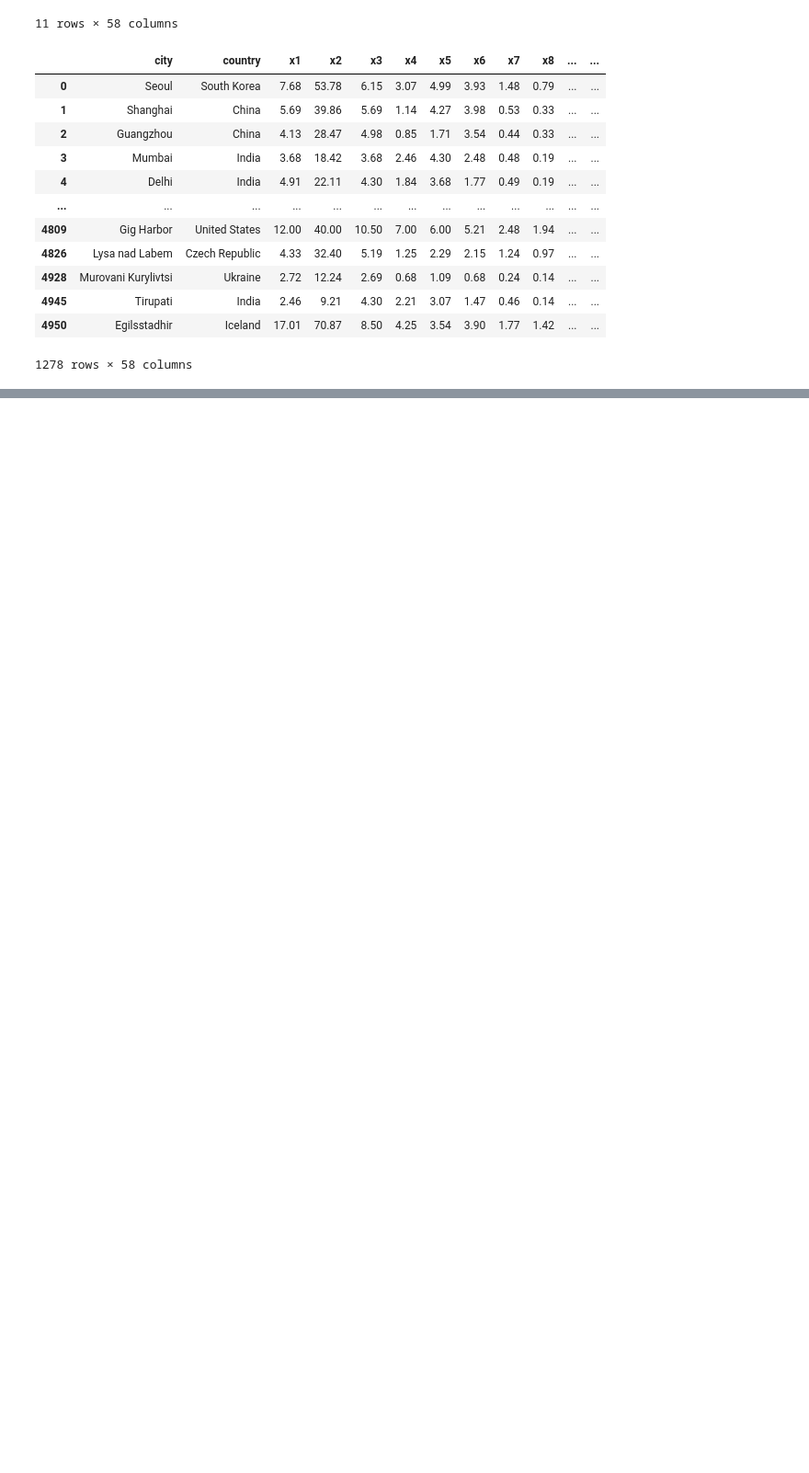
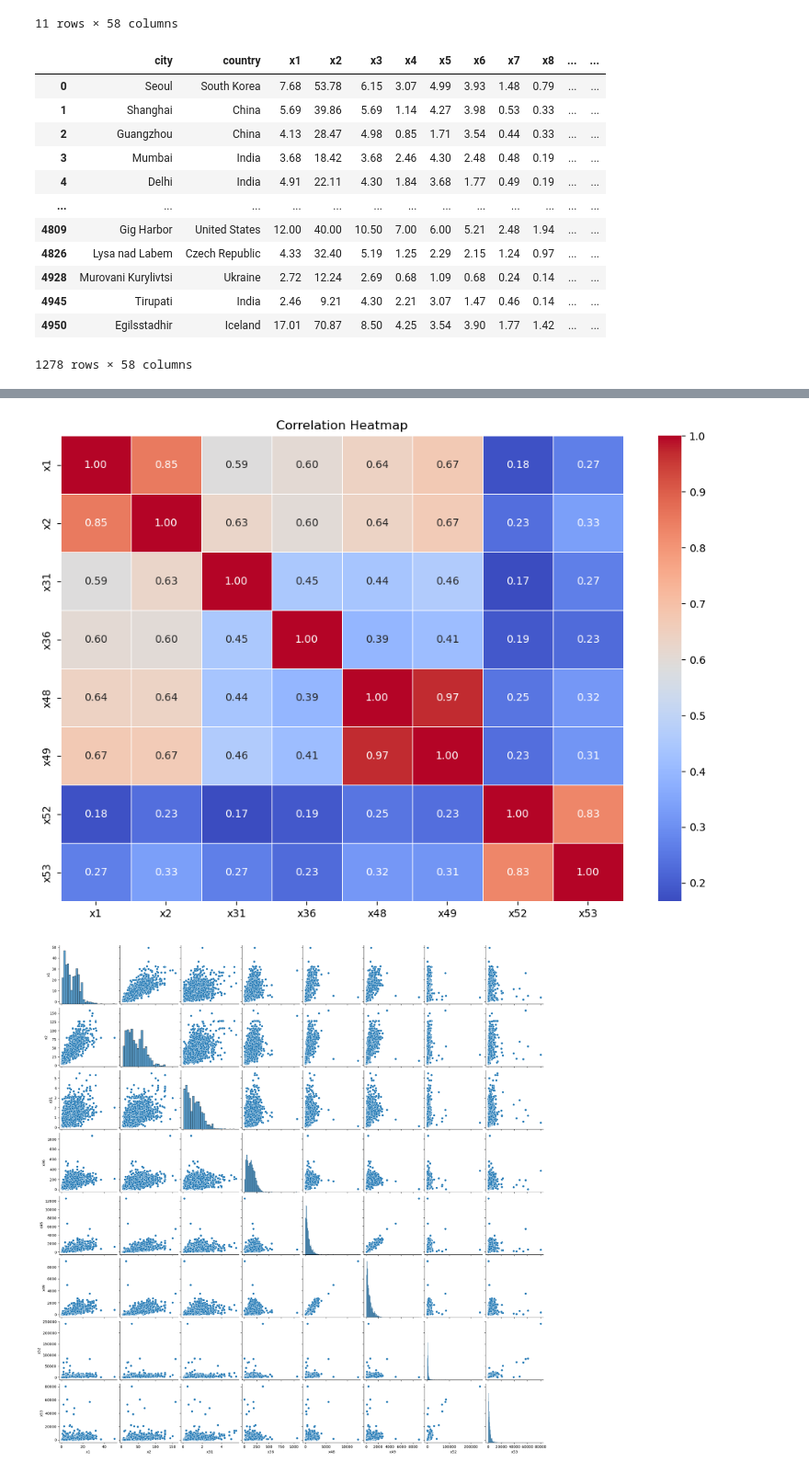
Before and after one commit to aunhengly/ana500-microProject, a Jupyter notebook: Hengly-MicroProject.ipynb, the cells around one changed output, grey strips where cells are left out. Shown at 92% size. Saved outputs shown, nothing was run; the diff lists cells and outputs as text; code cells hidden in the pictures; blank space fills up the shorter version.

```diff
--- a/Hengly-MicroProject.ipynb
+++ b/Hengly-MicroProject.ipynb
@@ -159,0 +334,13 @@ df2
+# %%
+# Data Visualization
+plt.figure(figsize=(12, 8))
+sns.heatmap(df_1_cleaned.corr(), annot=True, cmap='coolwarm', fmt='.2f', linewidths=0.5)
+plt.title('Correlation Heatmap')
+plt.show()
+
+# Pairplot to visualize relationships between variables
+sns.pairplot(df_1_cleaned)
+plt.show()
+# %% [output]
+[figure, added]
+[figure, added]
```
Also changed, not shown: parts of 29 cells of this notebook.
